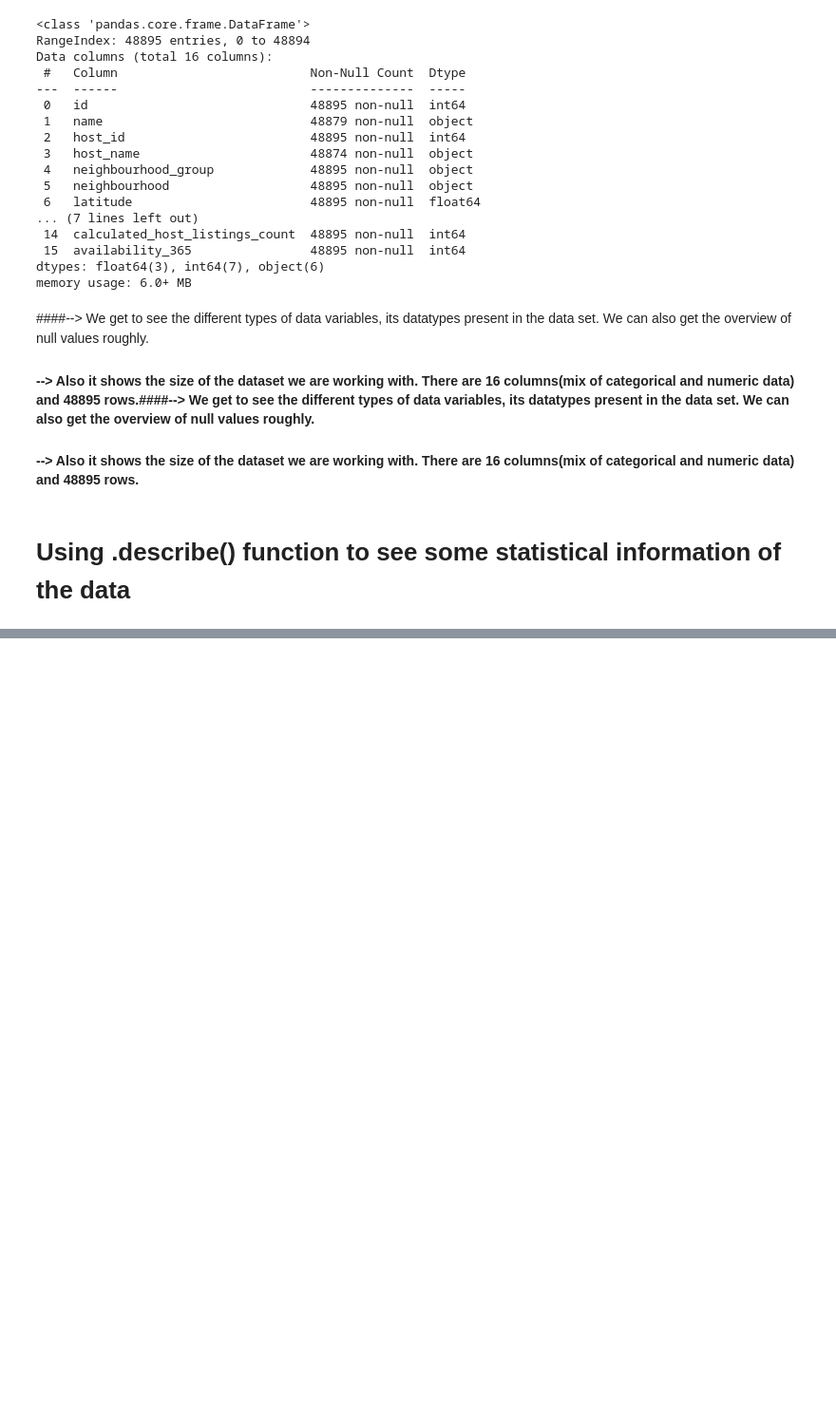
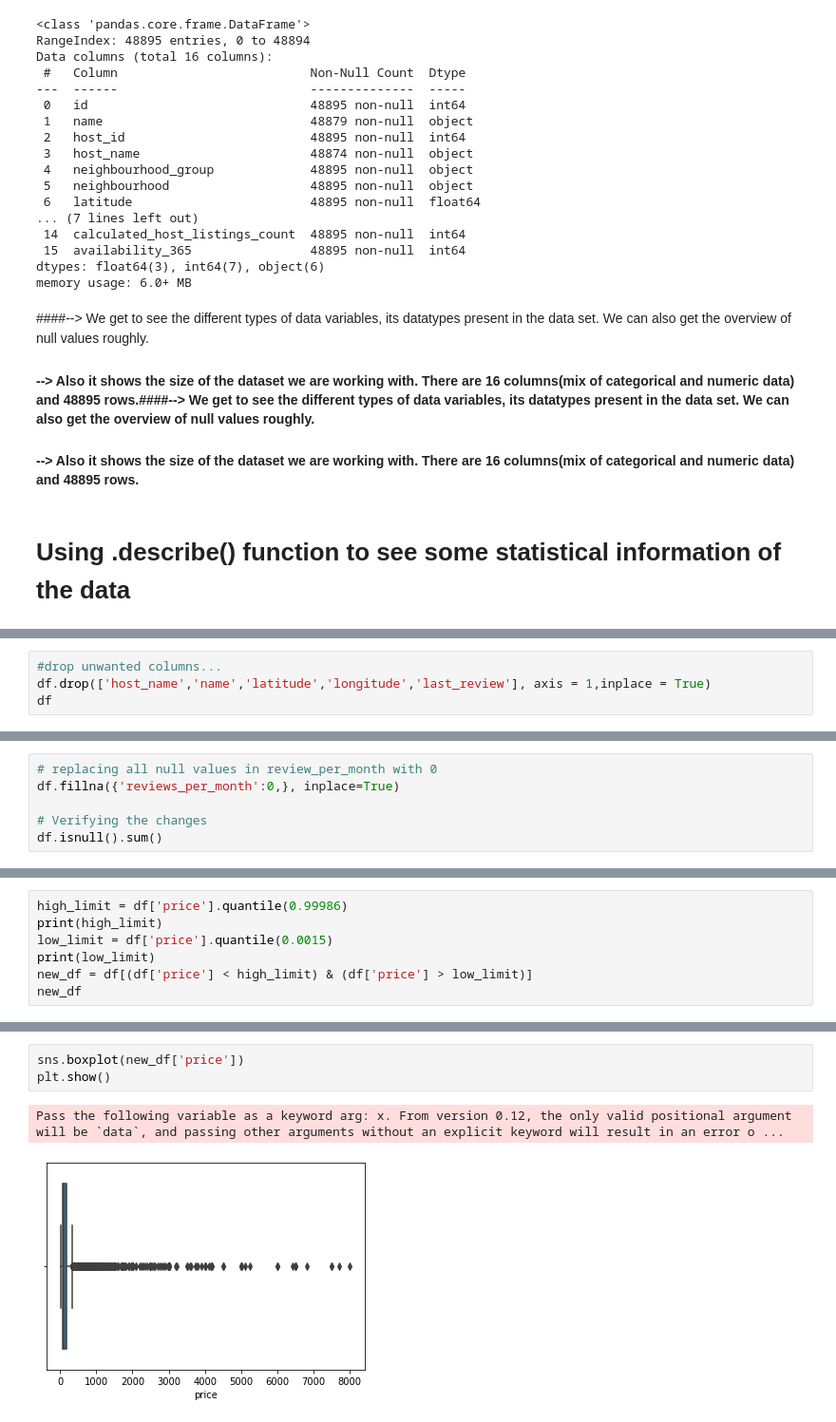
Before and after one commit to TanuRajput110/Airbnb-EDA-Project, a Jupyter notebook: Airbnb_Bookings_Analysis_Capstone_Project.ipynb, the cells around one changed output, grey strips where cells are left out. Shown: that part at 95% size. Drawn from its saved outputs; the diff is of its cells as text; blank space fills up the shorter version.

```diff
--- a/Airbnb_Bookings_Analysis_Capstone_Project.ipynb
+++ b/Airbnb_Bookings_Analysis_Capstone_Project.ipynb
@@ -97,0 +135,4 @@ df.describe()
+# %%
+#drop unwanted columns...
+df.drop(['host_name','name','latitude','longitude','last_review'], axis = 1,inplace = True)
+df
@@ -97,0 +155,6 @@ df.describe()
+# %%
+# replacing all null values in review_per_month with 0
+df.fillna({'reviews_per_month':0,}, inplace=True)
+
+# Verifying the changes
+df.isnull().sum()
@@ -97,0 +217,7 @@ df.describe()
+# %%
+high_limit = df['price'].quantile(0.99986)
+print(high_limit)
+low_limit = df['price'].quantile(0.0015)
+print(low_limit)
+new_df = df[(df['price'] < high_limit) & (df['price'] > low_limit)]
+new_df
@@ -97,0 +240,6 @@ df.describe()
+# %%
+sns.boxplot(new_df['price'])
+plt.show()
+# %% [output]
+Pass the following variable as a keyword arg: x. From version 0.12, the only valid positional argument will be `data`, and passing other arguments without an explicit keyword will result in an error o ...
+[figure, added]
```
Also changed, not shown: parts of 22 cells of this notebook.
